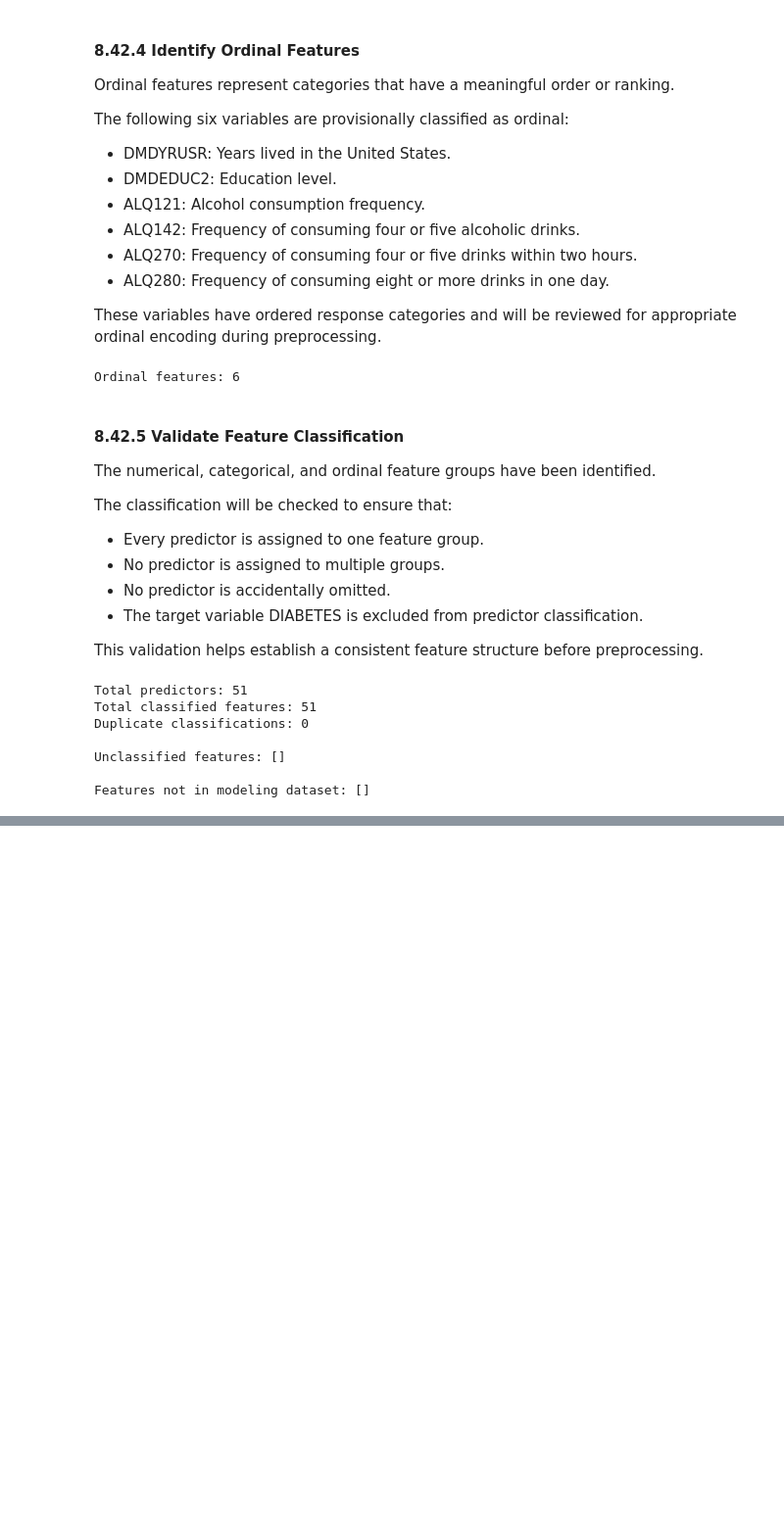
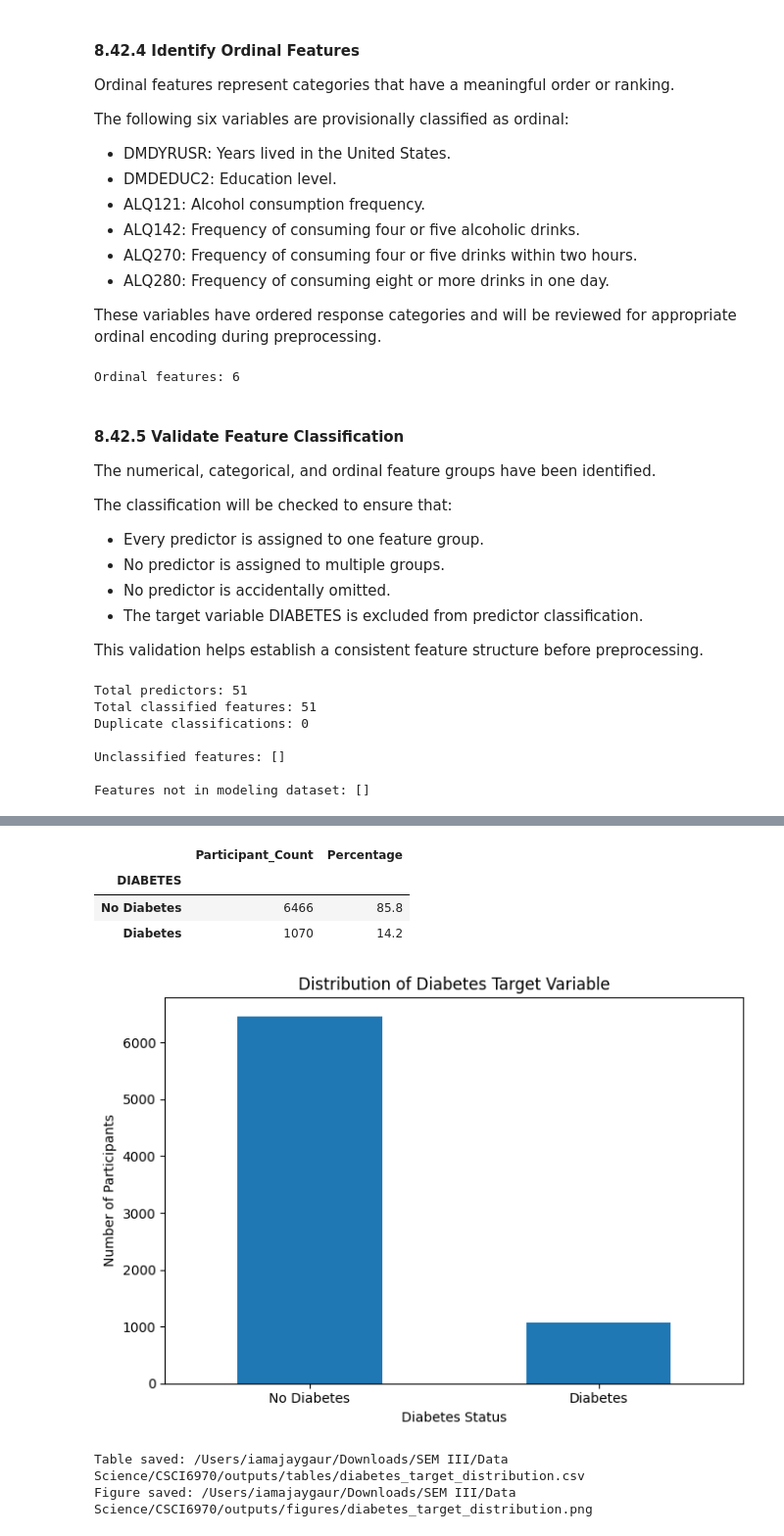
Before and after one commit to iamajaygaur/NHANES-Diabetes-Prediction, a Jupyter notebook: notebooks/CSCI6970_02_Data_Cleaning.ipynb, the cells around one changed output, grey strips where cells are left out. Shown at 98% size. Drawn from its saved outputs; the diff is of its cells as text; code cells hidden in the pictures; blank space fills up the shorter version.

```diff
--- a/notebooks/CSCI6970_02_Data_Cleaning.ipynb
+++ b/notebooks/CSCI6970_02_Data_Cleaning.ipynb
@@ -8516,0 +10669,69 @@ Features not in modeling dataset: []
+# %%
+import matplotlib.pyplot as plt
+from pathlib import Path
+
+# Use the final modeling dataset
+eda_df = ml_df.copy()
+
+# Project output directory
+project_root = Path.cwd().parent
+tables_dir = project_root / "outputs" / "tables"
+figures_dir = project_root / "outputs" / "figures"
+
+tables_dir.mkdir(parents=True, exist_ok=True)
+figures_dir.mkdir(parents=True, exist_ok=True)
+
+# Target distribution
+target_summary = (
+    eda_df["DIABETES"]
+    .value_counts()
+    .sort_index()
+    .rename(index={0: "No Diabetes", 1: "Diabetes"})
+    .to_frame("Participant_Count")
+)
+
+target_summary["Percentage"] = (
+    target_summary["Participant_Count"]
+    / target_summary["Participant_Count"].sum()
+    * 100
+).round(2)
+
+display(target_summary)
+
+# Save summary table
+target_summary.to_csv(
+    tables_dir / "diabetes_target_distribution.csv"
+)
+
+# Plot target distribution
+plt.figure(figsize=(7, 5))
+
+target_summary["Participant_Count"].plot(
+    kind="bar",
+    rot=0
+)
+
+plt.title("Distribution of Diabetes Target Variable")
+plt.xlabel("Diabetes Status")
+plt.ylabel("Number of Participants")
+plt.tight_layout()
+
+# Save figure before displaying
+plt.savefig(
+    figures_dir / "diabetes_target_distribution.png",
+    dpi=300,
+    bbox_inches="tight"
+)
+
+plt.show()
+
+print("Table saved:", tables_dir / "diabetes_target_distribution.csv")
+print("Figure saved:", figures_dir / "diabetes_target_distribution.png")
+# %% [output]
+|  | Participant_Count | Percentage |
+| DIABETES |  |  |
+| No Diabetes | 6466 | 85.8 |
+| Diabetes | 1070 | 14.2 |
+[figure, added]
+Table saved: /Users/iamajaygaur/Downloads/SEM III/Data Science/CSCI6970/outputs/tables/diabetes_target_distribution.csv
+Figure saved: /Users/iamajaygaur/Downloads/SEM III/Data Science/CSCI6970/outputs/figures/diabetes_target_distribution.png
```
Also changed, not shown: parts of 196 cells of this notebook, 58 other files.
